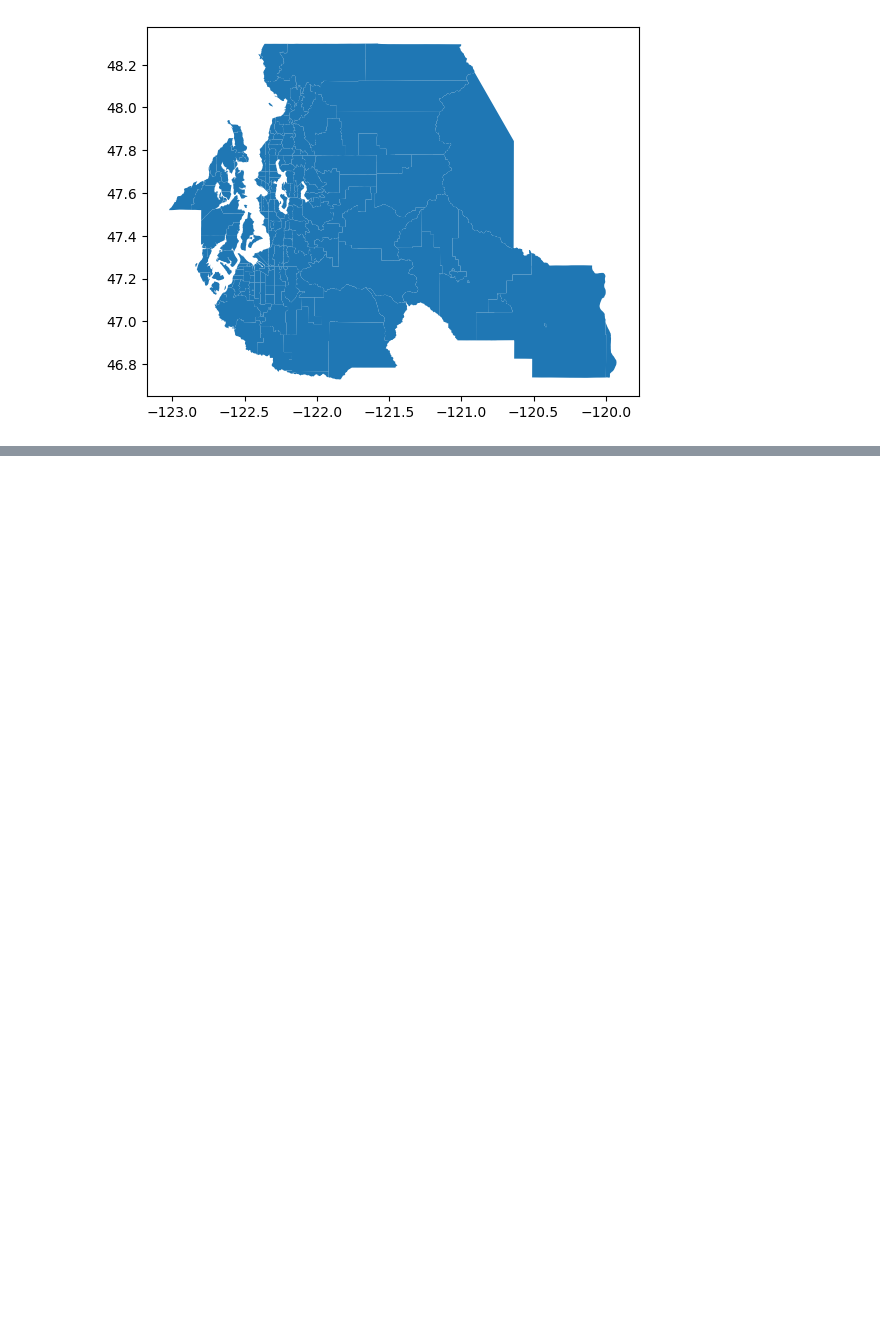
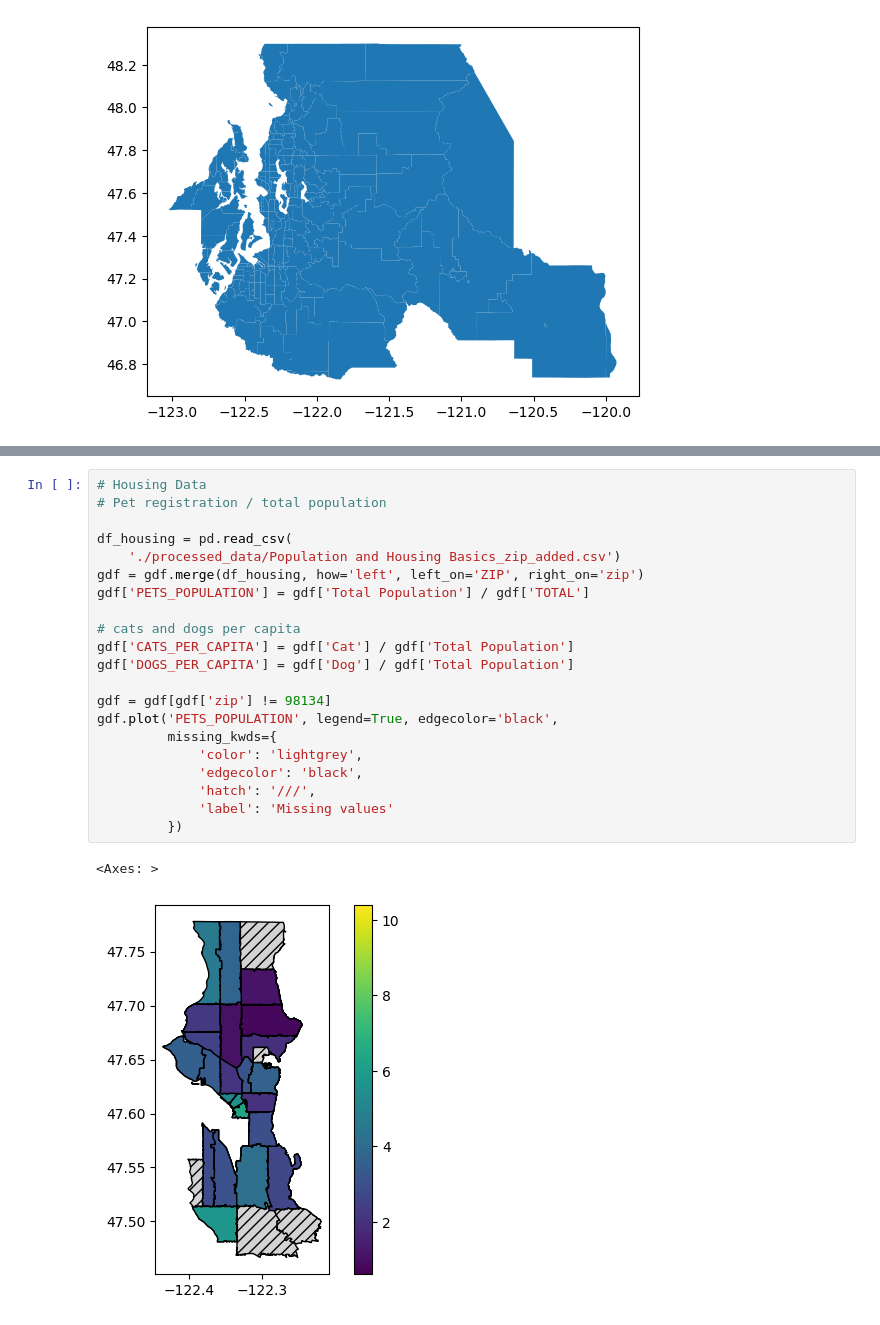
Before and after one commit to kyle-nsc-ad470-group6/collaboration, a Jupyter notebook: data/GeoPandas.ipynb, the cells around one changed output, grey strips where cells are left out. Cells and saved outputs as stored; diff of their text form; blank space fills up the shorter version.

```diff
--- a/data/GeoPandas.ipynb
+++ b/data/GeoPandas.ipynb
@@ -94,0 +56,24 @@ b=98195, a=98195
+# %%
+# Housing Data
+# Pet registration / total population
+
+df_housing = pd.read_csv(
+    './processed_data/Population and Housing Basics_zip_added.csv')
+gdf = gdf.merge(df_housing, how='left', left_on='ZIP', right_on='zip')
+gdf['PETS_POPULATION'] = gdf['Total Population'] / gdf['TOTAL']
+
+# cats and dogs per capita
+gdf['CATS_PER_CAPITA'] = gdf['Cat'] / gdf['Total Population']
+gdf['DOGS_PER_CAPITA'] = gdf['Dog'] / gdf['Total Population']
+
+gdf = gdf[gdf['zip'] != 98134]
+gdf.plot('PETS_POPULATION', legend=True, edgecolor='black',
+         missing_kwds={
+             'color': 'lightgrey',
+             'edgecolor': 'black',
+             'hatch': '///',
+             'label': 'Missing values'
+         })
+# %% [output]
+<Axes: >
+[figure, added]
```
Also changed, not shown: parts of 6 cells of this notebook, 3 other files.
